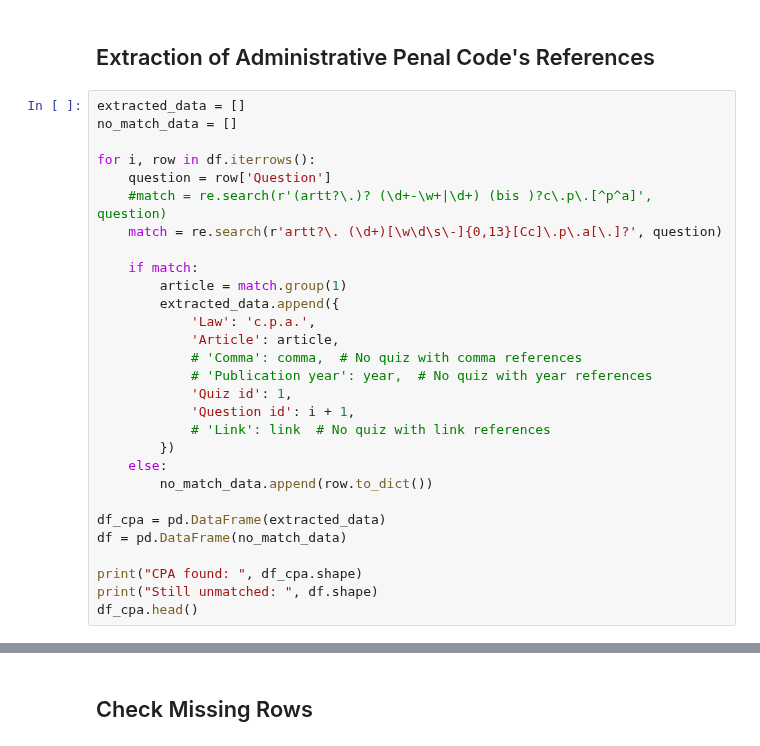
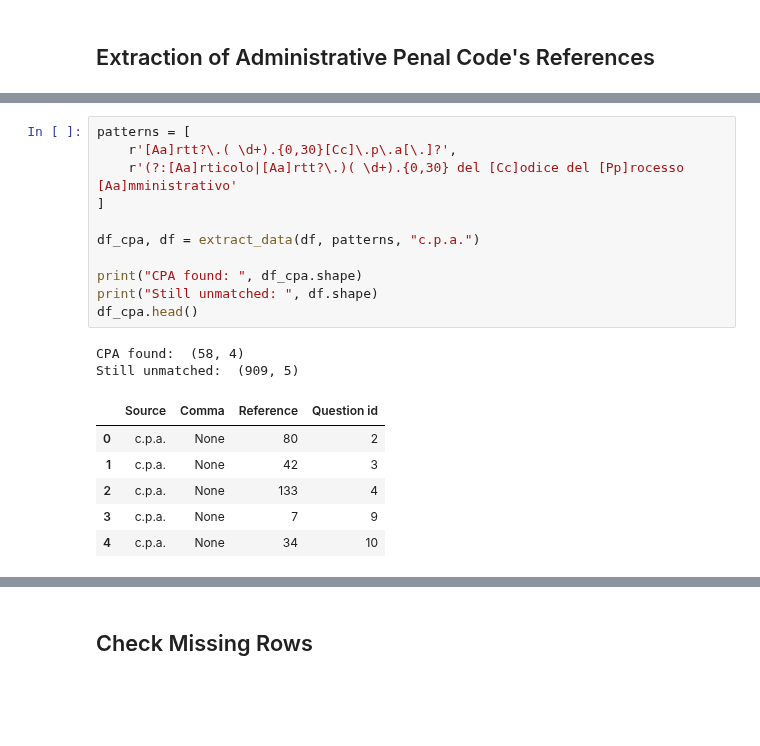
Before and after one commit to IGieckI/Thesis, a Jupyter notebook: Data/References extraction from quiz.ipynb, the cells around one changed output, grey strips where cells are left out. Saved outputs shown, nothing was run; the diff lists cells and outputs as text; blank space fills up the shorter version.

```diff
--- a/Data/References extraction from quiz.ipynb
+++ b/Data/References extraction from quiz.ipynb
@@ -67,31 +98,2 @@ Still unmatched:  (957, 5)
 # %% [markdown]
 ## Extraction of Administrative Penal Code's References
-# %%
-extracted_data = []
-no_match_data = []
-
-for i, row in df.iterrows():
-    question = row['Question']
-    #match = re.search(r'(artt?\.)? (\d+-\w+|\d+) (bis )?c\.p\.[^p^a]', question)
-    match = re.search(r'artt?\. (\d+)[\w\d\s\-]{0,13}[Cc]\.p\.a[\.]?', question)
-
-    if match:
-        article = match.group(1)
-        extracted_data.append({
-            'Law': 'c.p.a.',
-            'Article': article,
-            # 'Comma': comma,  # No quiz with comma references
-            # 'Publication year': year,  # No quiz with year references
-            'Quiz id': 1,
-            'Question id': i + 1,
-            # 'Link': link  # No quiz with link references
-        })
-    else:
-        no_match_data.append(row.to_dict())
-
-df_cpa = pd.DataFrame(extracted_data)
-df = pd.DataFrame(no_match_data)
-
-print("CPA found: ", df_cpa.shape)
-print("Still unmatched: ", df.shape)
-df_cpa.head()
@@ -106,0 +100,20 @@ Still unmatched:  (907, 5)
+# %%
+patterns = [
+    r'[Aa]rtt?\.( \d+).{0,30}[Cc]\.p\.a[\.]?',
+    r'(?:[Aa]rticolo|[Aa]rtt?\.)( \d+).{0,30} del [Cc]odice del [Pp]rocesso [Aa]mministrativo'
+]
+
+df_cpa, df = extract_data(df, patterns, "c.p.a.")
+
+print("CPA found: ", df_cpa.shape)
+print("Still unmatched: ", df.shape)
+df_cpa.head()
+# %% [output]
+CPA found:  (58, 4)
+Still unmatched:  (909, 5)
+|  | Source | Comma | Reference | Question id |
+| 0 | c.p.a. | None | 80 | 2 |
+| 1 | c.p.a. | None | 42 | 3 |
+| 2 | c.p.a. | None | 133 | 4 |
+| 3 | c.p.a. | None | 7 | 9 |
+| 4 | c.p.a. | None | 34 | 10 |
```
Also changed, not shown: parts of 14 cells of this notebook, 5 other files.
